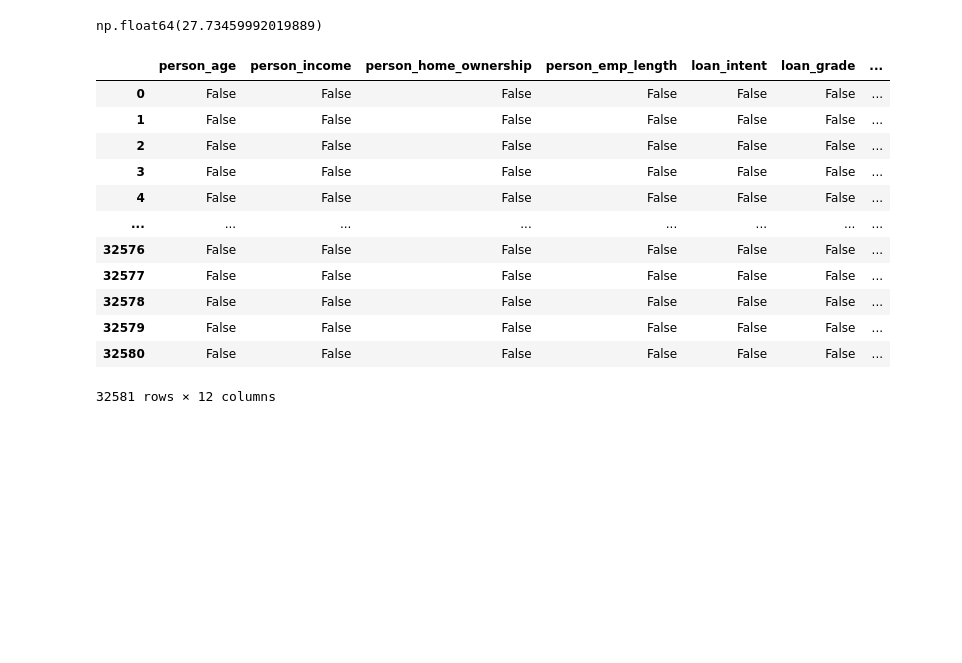
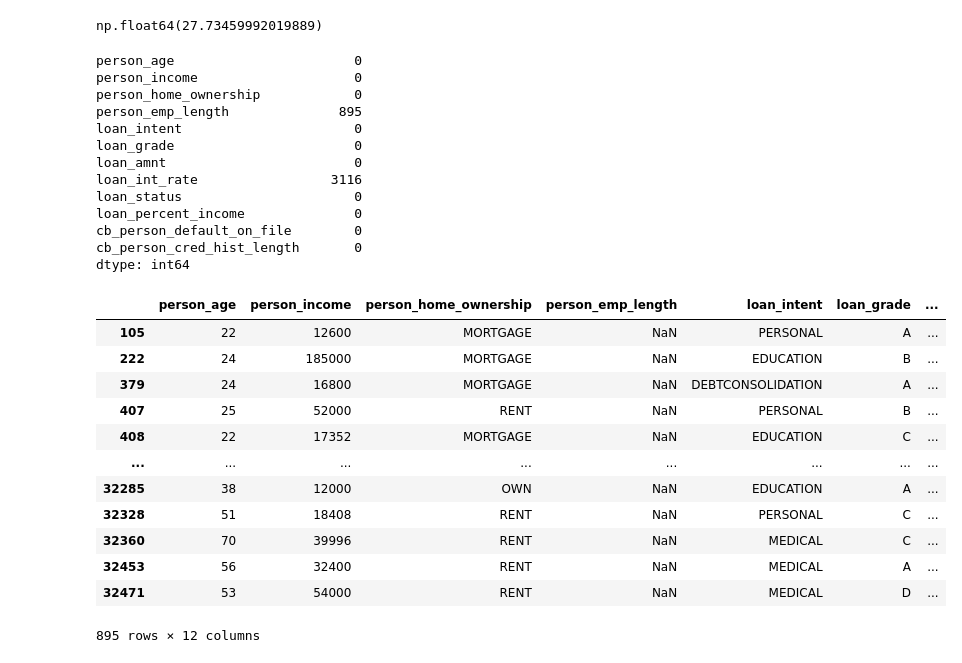
Before and after one commit to Limaniteroi/DataScience, a Jupyter notebook: Credit Risk Analysis - Week 3/CRA.ipynb, the cells around one changed output. Saved outputs shown, nothing was run; the diff lists cells and outputs as text; code cells hidden in the pictures; blank space fills up the shorter version.

```diff
--- a/Credit Risk Analysis - Week 3/CRA.ipynb
+++ b/Credit Risk Analysis - Week 3/CRA.ipynb
@@ -46,18 +100,34 @@ np.float64(27.73459992019889)
 # %%
 base_credit.loc[base_credit['person_age'] < 0] = 27.73
 # %%
-base_credit.isnull()
+base_credit.isnull().sum()
 # %% [output]
-|  | person_age | person_income | person_home_ownership | person_emp_length | loan_intent | loan_grade | ... |
-| 0 | False | False | False | False | False | False | ... |
-| 1 | False | False | False | False | False | False | ... |
-| 2 | False | False | False | False | False | False | ... |
-| 3 | False | False | False | False | False | False | ... |
-| 4 | False | False | False | False | False | False | ... |
-| ... | ... | ... | ... | ... | ... | ... | ... |
-| 32576 | False | False | False | False | False | False | ... |
-| 32577 | False | False | False | False | False | False | ... |
-| 32578 | False | False | False | False | False | False | ... |
-| 32579 | False | False | False | False | False | False | ... |
-| 32580 | False | False | False | False | False | False | ... |
-32581 rows × 12 columns
+person_age                       0
+person_income                    0
+person_home_ownership            0
+person_emp_length              895
+loan_intent                      0
+loan_grade                       0
+loan_amnt                        0
+loan_int_rate                 3116
+loan_status                      0
+loan_percent_income              0
+cb_person_default_on_file        0
+cb_person_cred_hist_length       0
+dtype: int64
+# %%
+base_credit.loc[pd.isnull(base_credit['person_emp_length'])]
+# %% [output]
+|  | person_age | person_income | person_home_ownership | person_emp_length | loan_intent | loan_grade | ... |
+| 105 | 22 | 12600 | MORTGAGE | NaN | PERSONAL | A | ... |
+| 222 | 24 | 185000 | MORTGAGE | NaN | EDUCATION | B | ... |
+| 379 | 24 | 16800 | MORTGAGE | NaN | DEBTCONSOLIDATION | A | ... |
+| 407 | 25 | 52000 | RENT | NaN | PERSONAL | B | ... |
+| 408 | 22 | 17352 | MORTGAGE | NaN | EDUCATION | C | ... |
+| ... | ... | ... | ... | ... | ... | ... | ... |
+| 32285 | 38 | 12000 | OWN | NaN | EDUCATION | A | ... |
+| 32328 | 51 | 18408 | RENT | NaN | PERSONAL | C | ... |
+| 32360 | 70 | 39996 | RENT | NaN | MEDICAL | C | ... |
+| 32453 | 56 | 32400 | RENT | NaN | MEDICAL | A | ... |
+| 32471 | 53 | 54000 | RENT | NaN | MEDICAL | D | ... |
+895 rows × 12 columns
```
Also changed, not shown: parts of 20 cells of this notebook.
